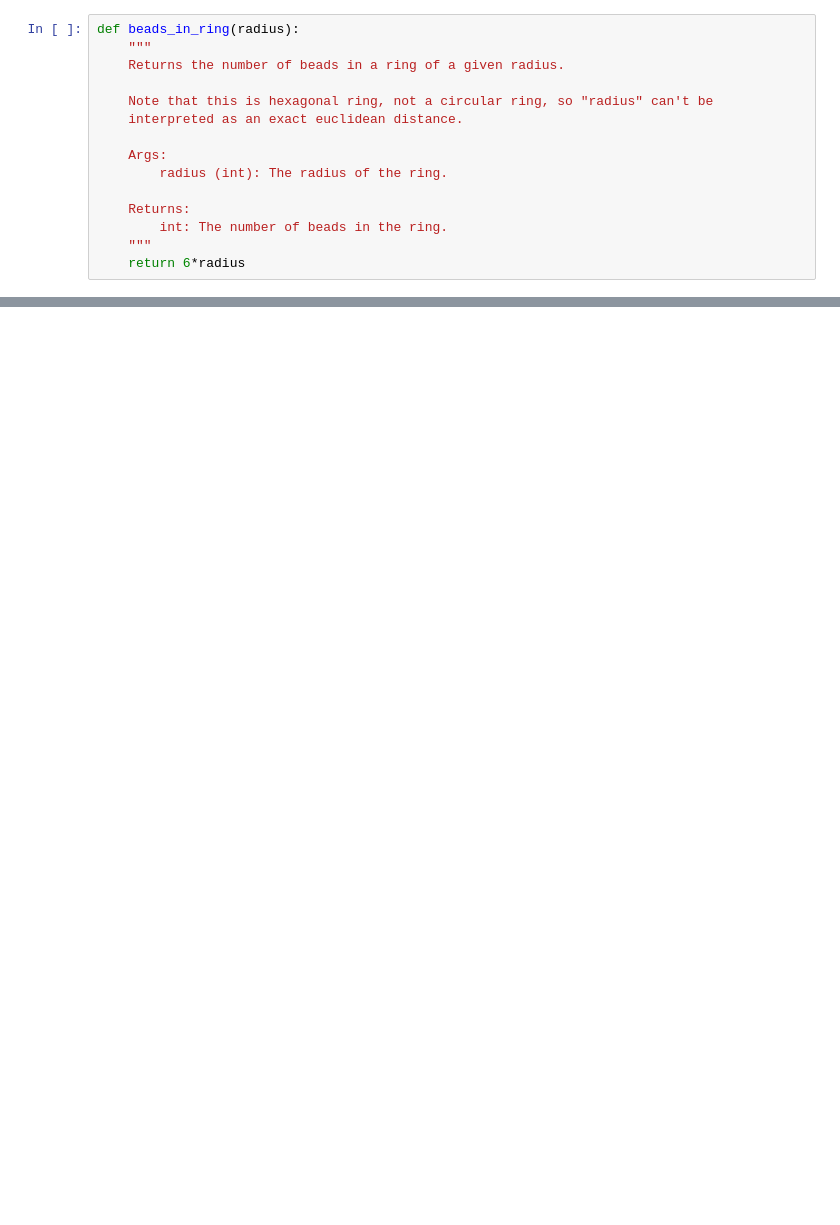
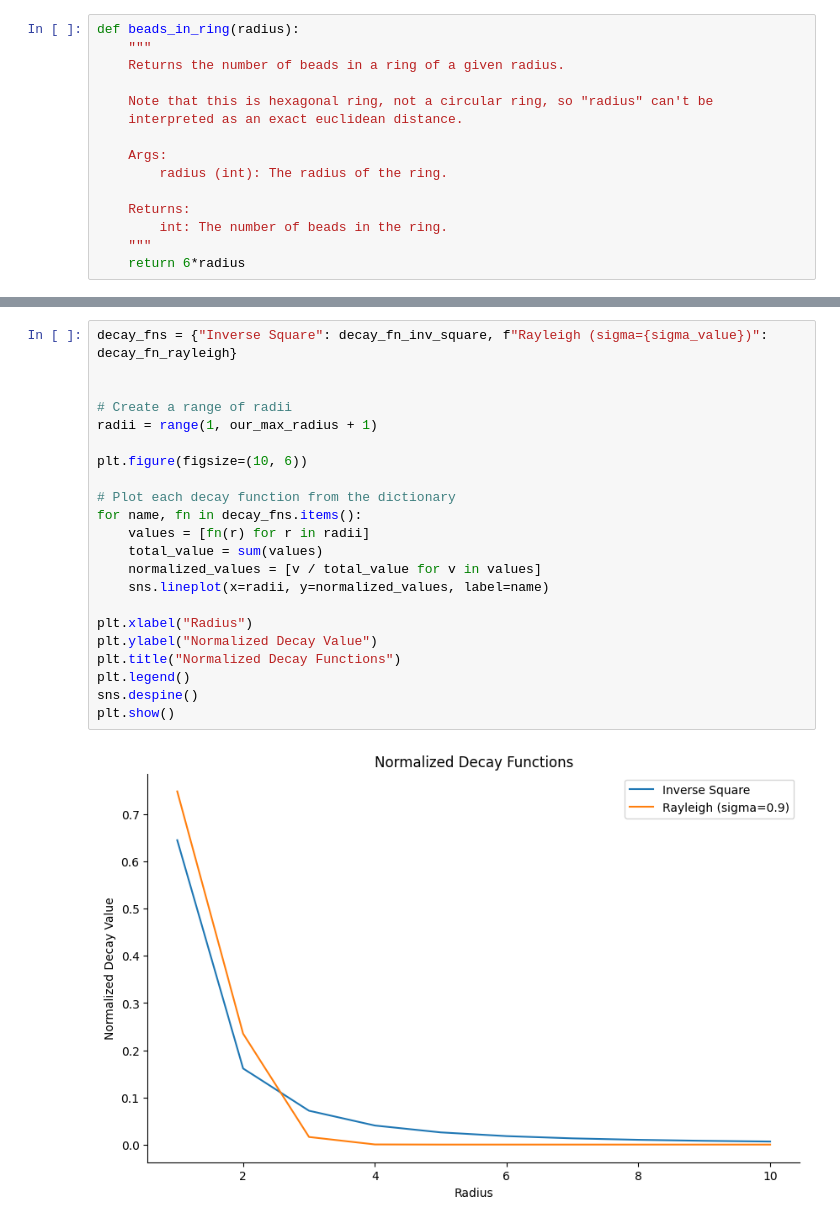
Before and after one commit to matsengrp/sci-space-v2, a Jupyter notebook: notebooks/model-occupancy.ipynb, the cells around one changed output, grey strips where cells are left out. Drawn from its saved outputs; the diff is of its cells as text; blank space fills up the shorter version.

```diff
--- a/notebooks/model-occupancy.ipynb
+++ b/notebooks/model-occupancy.ipynb
@@ -95,0 +153,24 @@ plot_diffusion(lambda x: np.exp(-float(x)**20), max_radius=10, read_count=1000,
+# %%
+decay_fns = {"Inverse Square": decay_fn_inv_square, f"Rayleigh (sigma={sigma_value})": decay_fn_rayleigh}
+
+
+# Create a range of radii
+radii = range(1, our_max_radius + 1)
+
+plt.figure(figsize=(10, 6))
+
+# Plot each decay function from the dictionary
+for name, fn in decay_fns.items():
+    values = [fn(r) for r in radii]
+    total_value = sum(values)
+    normalized_values = [v / total_value for v in values]
+    sns.lineplot(x=radii, y=normalized_values, label=name)
+
+plt.xlabel("Radius")
+plt.ylabel("Normalized Decay Value")
+plt.title("Normalized Decay Functions")
+plt.legend()
+sns.despine()
+plt.show()
+# %% [output]
+[figure, added]
```
Also changed, not shown: parts of 7 cells of this notebook.
